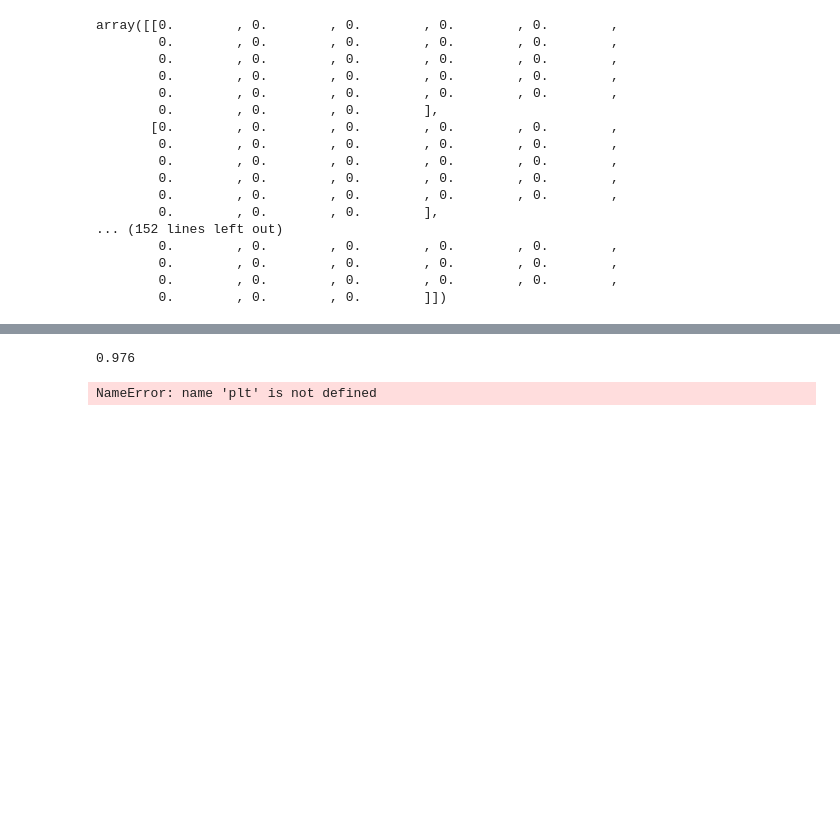
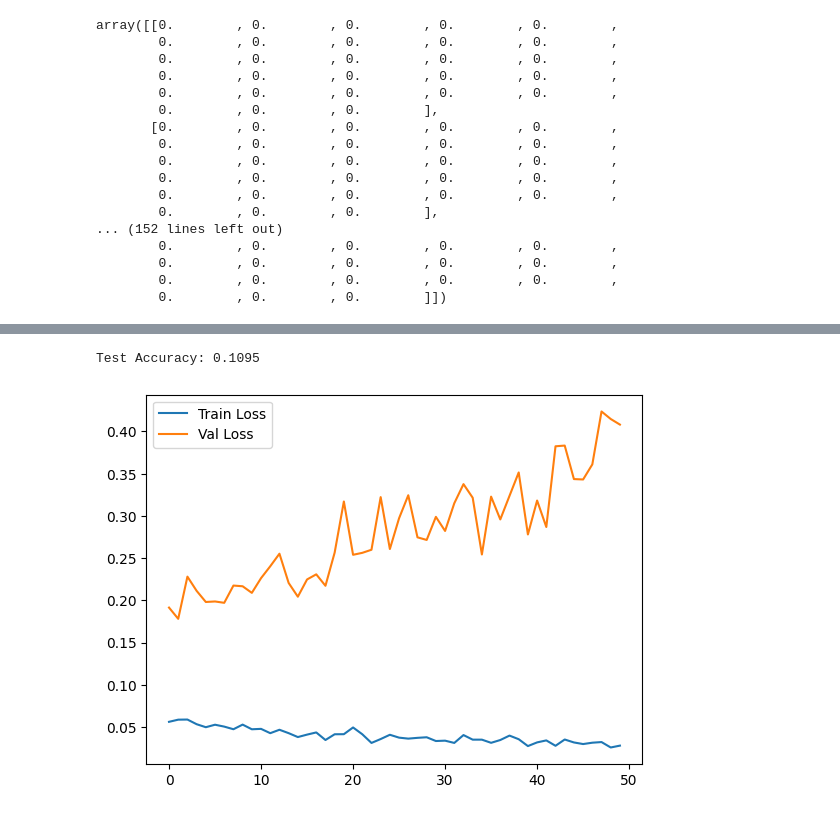
Before and after one commit to MohammedAbraar302/pet-adoption-system, a Jupyter notebook: AIML_digit_classification.ipynb, the cells around one changed output, grey strips where cells are left out. Drawn from its saved outputs; the diff is of its cells as text; code cells hidden in the pictures; blank space fills up the shorter version.

```diff
--- a/AIML_digit_classification.ipynb
+++ b/AIML_digit_classification.ipynb
@@ -65,8 +65,8 @@ model = Sequential() # initialises a seqential model, so basically the layers ar
 # so the models output from one layer is passed on as input to the next layer
 
 model.add(Flatten(input_shape=(28,28))) # 2D input to 1D vector
-model.add(Dense(128,activation='relu')) # rectified linear unit(turns -ve to zeros and keeps positive as is)
-model.add(Dense(32,activation='relu'))
+model.add(Dense(64,activation='relu')) # rectified linear unit(turns -ve to zeros and keeps positive as is)
+model.add(Dense(64,activation='relu'))
 model.add(Dense(10,activation='softmax')) # converts raw output values into probabilities
 # %%
 model.summary()
@@ -93,7 +93,7 @@ model.compile(loss='sparse_categorical_crossentropy',optimizer='Adam',metrics=['
 # Sparse Categorical Cross-Entropy because of multi class classfication
 # optimizer controls how the models weights are updated
 # %%
-history = model.fit(X_train,y_train,epochs=25,validation_split=0.2)
+history = model.fit(X_train,y_train,batch_size=64, epochs=50,validation_split=0.2)
 #bascially trains the model on data to classify images into correct labels and
 #epochs is how many times the models will look at the training dataset
 #20% of the training data will be used for validation during training
@@ -123,13 +126,15 @@ y_pred = y_prob.argmax(axis=1)
 # %%
 from sklearn.metrics import accuracy_score
-accuracy_score(y_test,y_pred)
+print("Test Accuracy:", accuracy_score(y_test,y_pred))
 # %% [output]
-0.976
+Test Accuracy: 0.1095
 # %%
-plt.plot(history.history['loss'])
-plt.plot(history.history['val_loss'])
+plt.plot(history.history['loss'],label='Train Loss')
+plt.plot(history.history['val_loss'], label='Val Loss')
+plt.legend()
+plt.show()
 
 #Training loss: How well the model is learning on the training data.
 # %% [output]
-NameError: name 'plt' is not defined
+[figure, added]
 # %%
```
Also changed, not shown: parts of 8 cells of this notebook.
